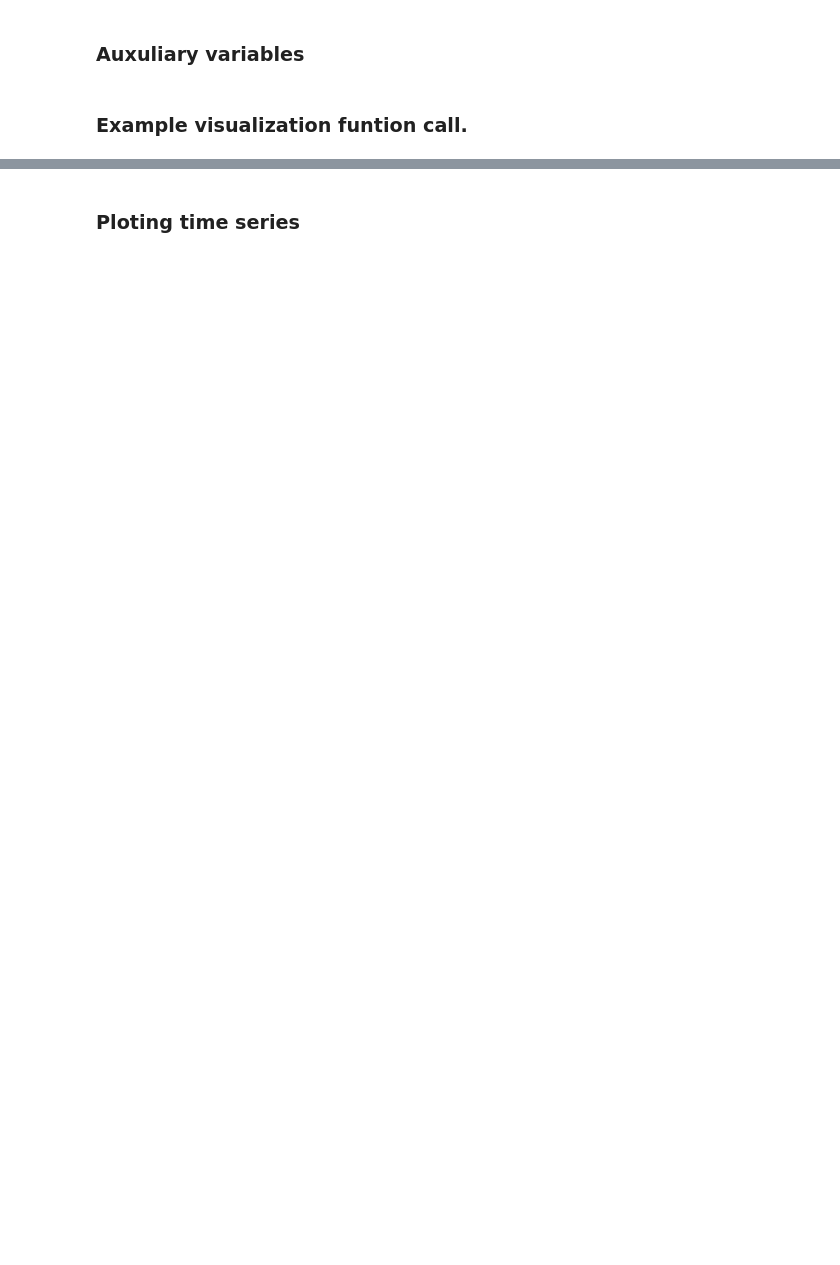
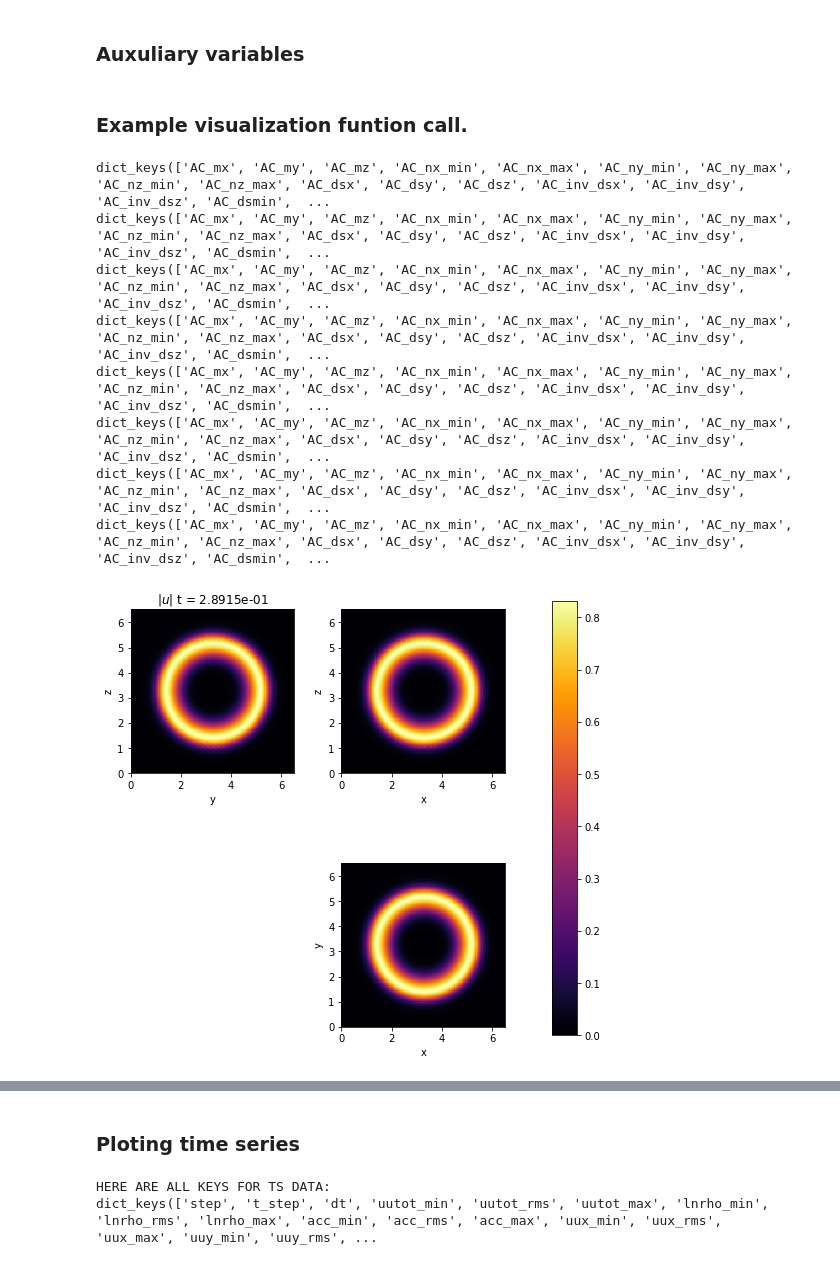
Before and after one commit to cwpearson/astaroth, a Jupyter notebook: analysis/python/jupyter/notebook_example.ipynb, the cells around one changed output, grey strips where cells are left out. Saved outputs shown, nothing was run; the diff lists cells and outputs as text; code cells hidden in the pictures; blank space fills up the shorter version.

```diff
--- a/analysis/python/jupyter/notebook_example.ipynb
+++ b/analysis/python/jupyter/notebook_example.ipynb
@@ -5,9 +5,9 @@ import numpy as np
 # %% [markdown]
 ### Here we read data from the run directory
 # %%
-meshdir  = "/scratch/data/tchsu/sink1/"
+meshdir  = "/home/mvaisala/astaroth/build/"
 #meshdir  = "/scratch/data/mvaisala/normaltest/"
 # %%
 #imesh = 30000
-imesh = 1800000
+imesh = 200
 mesh = ad.read.Mesh(imesh, fdir=meshdir)
@@ -20,9 +29,20 @@ uu_tot = np.sqrt(mesh.uu[0]**2.0 + mesh.uu[1]**2.0 + mesh.uu[2]**2.0)
 # %%
 vis.slices.plot_3(mesh, uu_tot, title = r'$\|u\|$')
 vis.slices.plot_3(mesh, mesh.uu[0], title = r'$u_x$')
 vis.slices.plot_3(mesh, mesh.uu[1], title = r'$u_y$')
 vis.slices.plot_3(mesh, mesh.uu[2], title = r'$u_z$')
 vis.slices.plot_3(mesh, mesh.lnrho, title = r'$\ln_\rho$')
 vis.slices.plot_3(mesh, np.exp(mesh.lnrho), title = r'$\rho$')
 vis.slices.plot_3(mesh, np.exp(mesh.lnrho), title = r'$N_\mathrm{col}$', slicetype = 'sum')
-vis.slices.plot_3(mesh, mesh.ss, title = r'$s$')
+#vis.slices.plot_3(mesh, mesh.ss, title = r'$s$')
+vis.slices.plot_3(mesh, mesh.accretion, title = r'$Accretion buffer$')
+# %% [output]
+dict_keys(['AC_mx', 'AC_my', 'AC_mz', 'AC_nx_min', 'AC_nx_max', 'AC_ny_min', 'AC_ny_max', 'AC_nz_min', 'AC_nz_max', 'AC_dsx', 'AC_dsy', 'AC_dsz', 'AC_inv_dsx', 'AC_inv_dsy', 'AC_inv_dsz', 'AC_dsmin',  ...
+dict_keys(['AC_mx', 'AC_my', 'AC_mz', 'AC_nx_min', 'AC_nx_max', 'AC_ny_min', 'AC_ny_max', 'AC_nz_min', 'AC_nz_max', 'AC_dsx', 'AC_dsy', 'AC_dsz', 'AC_inv_dsx', 'AC_inv_dsy', 'AC_inv_dsz', 'AC_dsmin',  ...
+dict_keys(['AC_mx', 'AC_my', 'AC_mz', 'AC_nx_min', 'AC_nx_max', 'AC_ny_min', 'AC_ny_max', 'AC_nz_min', 'AC_nz_max', 'AC_dsx', 'AC_dsy', 'AC_dsz', 'AC_inv_dsx', 'AC_inv_dsy', 'AC_inv_dsz', 'AC_dsmin',  ...
+dict_keys(['AC_mx', 'AC_my', 'AC_mz', 'AC_nx_min', 'AC_nx_max', 'AC_ny_min', 'AC_ny_max', 'AC_nz_min', 'AC_nz_max', 'AC_dsx', 'AC_dsy', 'AC_dsz', 'AC_inv_dsx', 'AC_inv_dsy', 'AC_inv_dsz', 'AC_dsmin',  ...
+dict_keys(['AC_mx', 'AC_my', 'AC_mz', 'AC_nx_min', 'AC_nx_max', 'AC_ny_min', 'AC_ny_max', 'AC_nz_min', 'AC_nz_max', 'AC_dsx', 'AC_dsy', 'AC_dsz', 'AC_inv_dsx', 'AC_inv_dsy', 'AC_inv_dsz', 'AC_dsmin',  ...
+dict_keys(['AC_mx', 'AC_my', 'AC_mz', 'AC_nx_min', 'AC_nx_max', 'AC_ny_min', 'AC_ny_max', 'AC_nz_min', 'AC_nz_max', 'AC_dsx', 'AC_dsy', 'AC_dsz', 'AC_inv_dsx', 'AC_inv_dsy', 'AC_inv_dsz', 'AC_dsmin',  ...
+dict_keys(['AC_mx', 'AC_my', 'AC_mz', 'AC_nx_min', 'AC_nx_max', 'AC_ny_min', 'AC_ny_max', 'AC_nz_min', 'AC_nz_max', 'AC_dsx', 'AC_dsy', 'AC_dsz', 'AC_inv_dsx', 'AC_inv_dsy', 'AC_inv_dsz', 'AC_dsmin',  ...
+dict_keys(['AC_mx', 'AC_my', 'AC_mz', 'AC_nx_min', 'AC_nx_max', 'AC_ny_min', 'AC_ny_max', 'AC_nz_min', 'AC_nz_max', 'AC_dsx', 'AC_dsy', 'AC_dsz', 'AC_inv_dsx', 'AC_inv_dsy', 'AC_inv_dsz', 'AC_dsmin',  ...
+[figure, added]
@@ -30,5 +57,8 @@ vis.slices.plot_3(mesh, mesh.ss, title = r'$s$')
 ### Ploting time series
 # %%
 ts = ad.read.TimeSeries(fdir=meshdir)
+# %% [output]
+HERE ARE ALL KEYS FOR TS DATA:
+dict_keys(['step', 't_step', 'dt', 'uutot_min', 'uutot_rms', 'uutot_max', 'lnrho_min', 'lnrho_rms', 'lnrho_max', 'acc_min', 'acc_rms', 'acc_max', 'uux_min', 'uux_rms', 'uux_max', 'uuy_min', 'uuy_rms', ...
 # %%
 vis.lineplot.plot_ts(ts, lnrho=1, uutot=1, uux=1, uuy=1, uuz=1, ss=1, acc=1)
```
Also changed, not shown: parts of 3 cells of this notebook, 7 other files.
